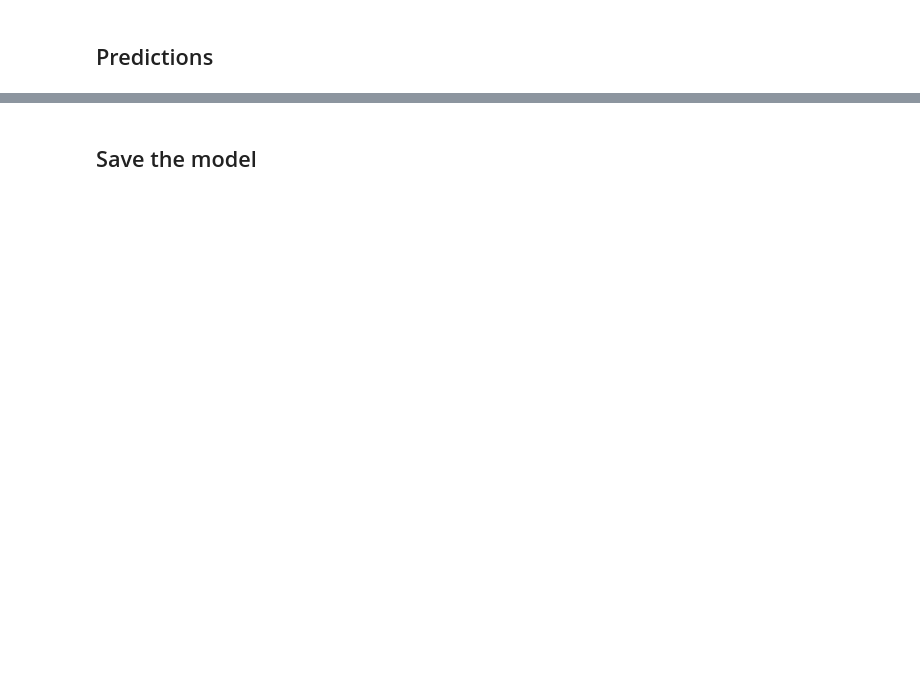
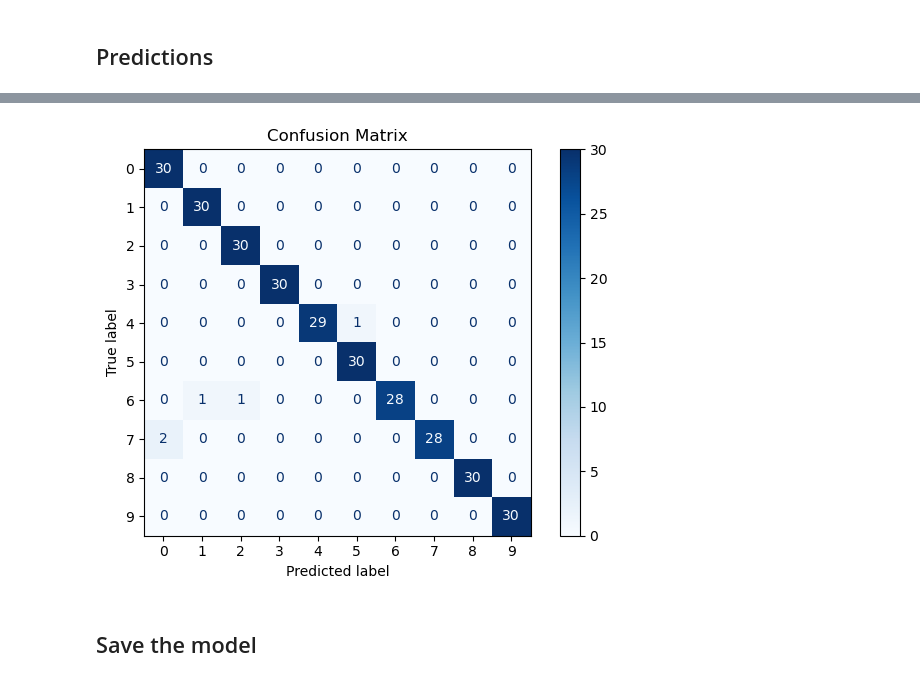
Before and after one commit to Param302/ML-Practice, a Jupyter notebook: Hindi_MNIST_CNN.ipynb, the cells around one changed output, grey strips where cells are left out. Cells and saved outputs as stored; diff of their text form; code cells hidden in the pictures; blank space fills up the shorter version.

```diff
--- a/Hindi_MNIST_CNN.ipynb
+++ b/Hindi_MNIST_CNN.ipynb
@@ -405,5 +417,26 @@ def get_predictions(model, dataloader, device):
             preds.extend(pred.cpu().numpy())
             labels.extend(y.numpy())
     return preds, labels
+
+
+def show_predictions(images, preds, labels, class_names, n=10):
+    plt.figure(figsize=(15, 3))
+    for i in range(n):
+        img = images[i].squeeze().numpy() * 0.5 + 0.5  # unnormalize
+        plt.subplot(1, n, i+1)
+        plt.imshow(img, cmap='gray')
+        plt.title(f"Pred: {class_names[preds[i]]}\nTrue: {class_names[labels[i]]}")
+        plt.axis('off')
+    plt.tight_layout()
+    plt.show()
+
+
+def plot_confusion_matrix(y_true, y_pred, class_names):
+    cm = confusion_matrix(y_true, y_pred)
+    disp = ConfusionMatrixDisplay(cm, display_labels=class_names)
+    disp.plot(cmap="Blues")
+    plt.title("Confusion Matrix")
+    plt.tight_layout()
+    plt.show()
 # %%
 y_preds, y_true = get_predictions(model, test_loader, device)
@@ -452,3 +472,7 @@ weighted avg       1.00      1.00      1.00       300
+# %%
+plot_confusion_matrix(y_true, y_preds, test_data.classes)
+# %% [output]
+[figure, added]
 # %% [markdown]
 ## Save the model
 # %%
```
Also changed, not shown: parts of 14 cells of this notebook.
